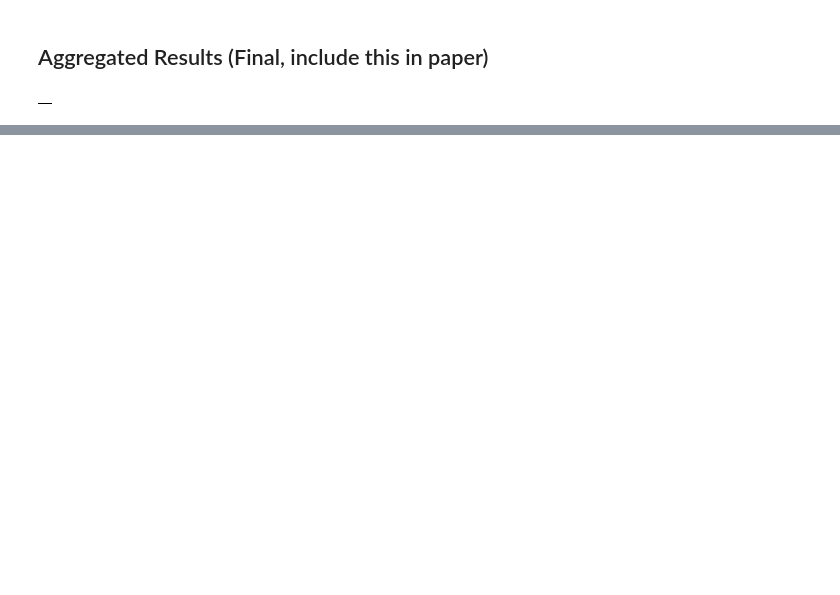
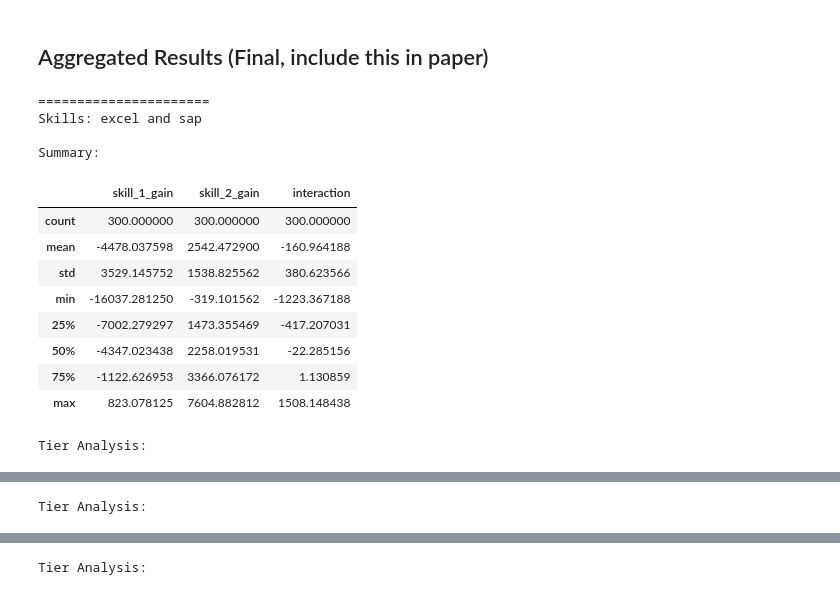
Before and after one commit to miguelcaeg/LT10_MLThesisProject, a Jupyter notebook: model explainability.ipynb, the cells around one changed output, grey strips where cells are left out. Cells and saved outputs as stored; diff of their text form; code cells hidden in the pictures; blank space fills up the shorter version.

```diff
--- a/model explainability.ipynb
+++ b/model explainability.ipynb
@@ -1804,3 +1847,11 @@ for _, pair in selected_pairs.iterrows():
+# %%
+def get_skill_indices(skill, feature_names):
+    skill_lower = skill.lower().strip()
+    idx = [i for i, f in enumerate(feature_names) if f.lower() == skill_lower]
+    if not idx:
+        pattern = r"\b" + re.escape(skill_lower) + r"\b"
+        idx = [i for i, f in enumerate(feature_names) if re.search(pattern, f.lower())]
+    return idx
 # %%
 all_interaction_vals = []
 
@@ -1963,11 +2134,20 @@ test_df["bin"] = pd.qcut(
     labels=["low", "mid", "high"]
 )
 
+PER_TIER_N = 100  # gives total_n ≈ 300
+
 sample_indices = []
 
 for b in ["low", "mid", "high"]:
-    idx = test_df[test_df["bin"] == b].sample(7, random_state=42).index
+    idx = test_df[test_df["bin"] == b].sample(PER_TIER_N, random_state=42).index
     sample_indices.extend(idx)
+# %%
+def boot_ci(arr, n=1000):
+    means = [
+        np.mean(np.random.choice(arr, size=len(arr), replace=True))
+        for _ in range(n)
+    ]
+    return np.percentile(means, 2.5), np.percentile(means, 97.5)
 # %%
 all_results = []
 
@@ -2017,12 +2197,12 @@ for _, pair in selected_pairs.iterrows():
     print("\nSummary:")
     display(interaction_df.describe())
 
-    # =========================
-    # ✅ TIER ANALYSIS (MOVED INSIDE)
-    # =========================
+    # -------------------------
+    # Tier analysis
+    # -------------------------
     interaction_df["tier"] = test_df.loc[sample_indices, "bin"].values
 
-    grouped = interaction_df.groupby("tier")[[
+    grouped = interaction_df.groupby("tier", observed=True)[[
         "skill_1_gain",
         "skill_2_gain",
         "interaction"
@@ -2032,40 +2212,71 @@ for _, pair in selected_pairs.iterrows():
         f"{skill_1} Gain",
         f"{skill_2} Gain",
         "Interaction"
     ]
 
     print("\nTier Analysis:")
     display(grouped)
 
-    # =========================
-    # ✅ SUMMARY (MOVED INSIDE)
-    # =========================
+    # -------------------------
+    # Summary stats
+    # -------------------------
     avg_s1 = interaction_df["skill_1_gain"].mean()
     avg_s2 = interaction_df["skill_2_gain"].mean()
     avg_interaction = interaction_df["interaction"].mean()
 
+    # -------------------------
+    # BOOTSTRAP (CORRECT PLACEMENT)
+    # -------------------------
+    inter_lo, inter_hi = boot_ci(interaction_df["interaction"].values)
+
+    print(f"\nMean interaction: {avg_interaction:.2f} (95% CI: [{inter_lo:.2f}, {inter_hi:.2f}])")
+
+    if inter_lo > 0:
+        print("Significantly positive interaction (synergy)")
+    elif inter_hi < 0:
+        print("Significantly negative interaction (diminishing returns)")
+    else:
+        print("Interaction not statistically distinguishable from zero")
+
+    # -------------------------
+    # Skill effects
+    # -------------------------
     print(f"{skill_1} increases predicted salary by approx: {avg_s1:.2f}")
     print(f"{skill_2} increases predicted salary by approx: {avg_s2:.2f}")
 
     if avg_interaction < 0:
         print("Negative interaction (diminishing returns)")
     else:
         print("Positive interaction (synergy)")
 
-    # store final summary
+    # -------------------------
+    # Store results
+    # -------------------------
     all_results.append({
         "skill_1": skill_1,
         "skill_2": skill_2,
         "avg_s1_gain": avg_s1,
         "avg_s2_gain": avg_s2,
-        "avg_interaction": avg_interaction
+        "avg_interaction": avg_interaction,
+        "ci_low": inter_lo,
+        "ci_high": inter_hi
     })
 
-# =========================
-# FINAL TABLE
-# =========================
+# Final table
 interaction_summary = pd.DataFrame(all_results)
-
 display(interaction_summary)
 # %% [output]
+======================
+Skills: excel and sap
+
+Summary:
-|  |
+|  | skill_1_gain | skill_2_gain | interaction |
+| count | 300.000000 | 300.000000 | 300.000000 |
+| mean | -4478.037598 | 2542.472900 | -160.964188 |
+| std | 3529.145752 | 1538.825562 | 380.623566 |
+| min | -16037.281250 | -319.101562 | -1223.367188 |
+| 25% | -7002.279297 | 1473.355469 | -417.207031 |
+| 50% | -4347.023438 | 2258.019531 | -22.285156 |
+| 75% | -1122.626953 | 3366.076172 | 1.130859 |
+| max | 823.078125 | 7604.882812 | 1508.148438 |
+Tier Analysis:
@@ -2071,0 +2307 @@ display(interaction_summary)
+Tier Analysis:
@@ -2071,0 +2332 @@ display(interaction_summary)
+Tier Analysis:
```
Also changed, not shown: parts of 46 cells of this notebook.
